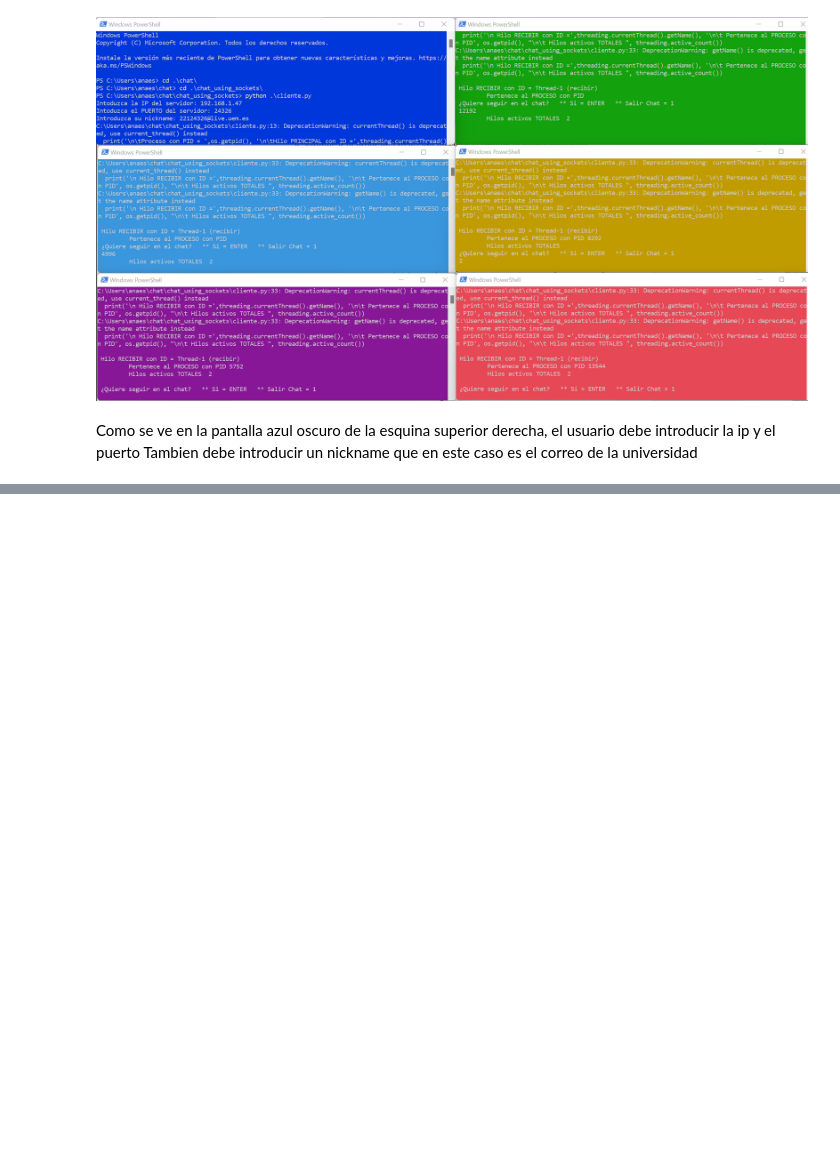
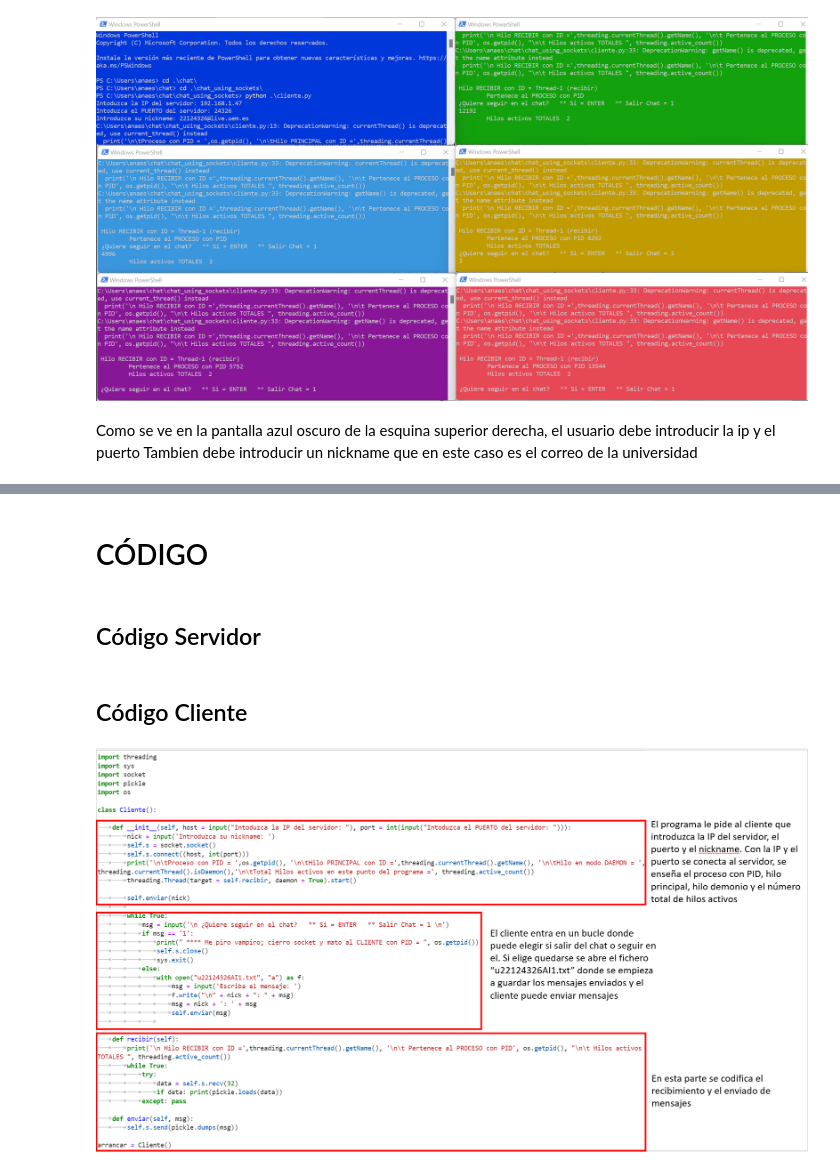
Before and after one commit to anaestg/PCD, a Jupyter notebook: u22124326AI1/u22124326AI1.ipynb, the cells around one changed output, grey strips where cells are left out. Saved outputs shown, nothing was run; the diff lists cells and outputs as text; code cells hidden in the pictures; blank space fills up the shorter version.

Commit message:
Explicacion codigo cliente

```diff
--- a/u22124326AI1/u22124326AI1.ipynb
+++ b/u22124326AI1/u22124326AI1.ipynb
@@ -27,0 +34,10 @@ Tambien debe introducir un nickname que en este caso es el correo de la universi
+# %% [markdown]
+# CÓDIGO
+# %% [markdown]
+## Código Servidor
+# %% [markdown]
+## Código Cliente
+# %%
+display.Image("ClienteCodigo.png")
+# %% [output]
+[figure, added]
```
Also changed, not shown: parts of 5 cells of this notebook.
